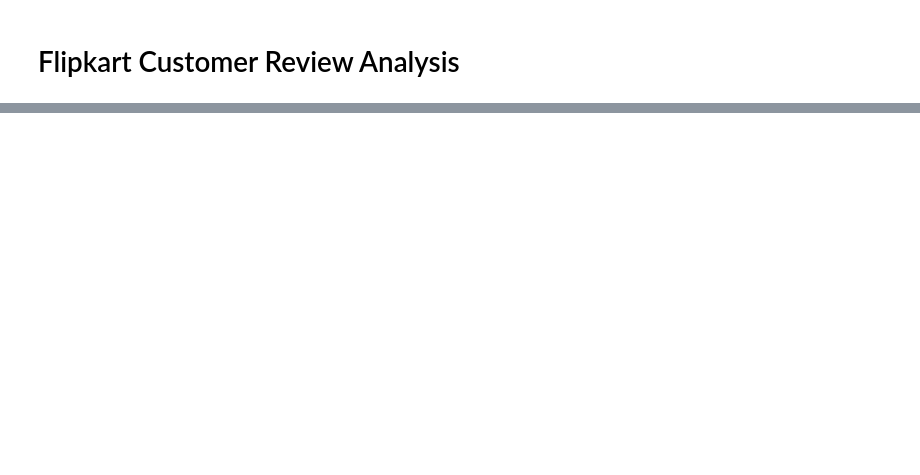
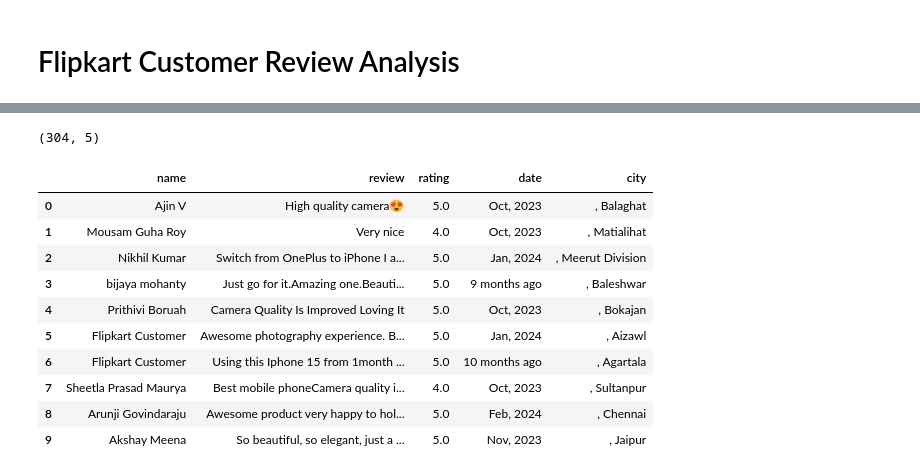
Before and after one commit to azammustafa66/Python, a Jupyter notebook: 2. Analytics/3. Flipkart Customer Reviews/flipkart_reviews.ipynb, the cells around one changed output, grey strips where cells are left out. Saved outputs shown, nothing was run; the diff lists cells and outputs as text; code cells hidden in the pictures; blank space fills up the shorter version.

```diff
--- a/2. Analytics/3. Flipkart Customer Reviews/flipkart_reviews.ipynb
+++ b/2. Analytics/3. Flipkart Customer Reviews/flipkart_reviews.ipynb
@@ -35,0 +107,34 @@ print(soup.prettify())
+# %%
+import pandas as pd
+import os
+
+# Ensure all lists are of the same length
+max_length = max(len(names), len(reviews), len(ratings), len(dates), len(cities))
+
+# Pad lists with None to match max_length
+names.extend([None] * (max_length - len(names)))
+reviews.extend([None] * (max_length - len(reviews)))
+ratings.extend([None] * (max_length - len(ratings)))
+dates.extend([None] * (max_length - len(dates)))
+cities.extend([None] * (max_length - len(cities)))
+
+# Create DataFrame
+df = pd.DataFrame({
+    "name": names,
+    "review": reviews,
+    "rating": ratings,
+    "date": dates,
+    "city": cities
+})
+
+# Create directory if not exists
+os.makedirs("data", exist_ok=True)
+
+# Generate unique filename
+file_name = f'scrapped_reviews_{time.strftime("%Y%m%d-%H%M%S")}.csv'
+file_path = os.path.join("data", file_name)
+
+# Save to CSV
+df.to_csv(file_path, index=False)
+
+print(f"Data saved to {file_path}")
@@ -35,0 +164,18 @@ print(soup.prettify())
+# %%
+df.shape
+# %% [output]
+(304, 5)
+# %%
+df.head(10)
+# %% [output]
+|  | name | review | rating | date | city |
+| 0 | Ajin V | High quality camera😍 | 5.0 | Oct, 2023 | , Balaghat |
+| 1 | Mousam Guha Roy | Very nice | 4.0 | Oct, 2023 | , Matialihat |
+| 2 | Nikhil Kumar | Switch from OnePlus to iPhone I a... | 5.0 | Jan, 2024 | , Meerut Division |
+| 3 | bijaya mohanty | Just go for it.Amazing one.Beauti... | 5.0 | 9 months ago | , Baleshwar |
+| 4 | Prithivi Boruah | Camera Quality Is Improved Loving It | 5.0 | Oct, 2023 | , Bokajan |
+| 5 | Flipkart Customer | Awesome photography experience. B... | 5.0 | Jan, 2024 | , Aizawl |
+| 6 | Flipkart Customer | Using this Iphone 15 from 1month ... | 5.0 | 10 months ago | , Agartala |
+| 7 | Sheetla Prasad Maurya | Best mobile phoneCamera quality i... | 4.0 | Oct, 2023 | , Sultanpur |
+| 8 | Arunji Govindaraju | Awesome product very happy to hol... | 5.0 | Feb, 2024 | , Chennai |
+| 9 | Akshay Meena | So beautiful, so elegant, just a ... | 5.0 | Nov, 2023 | , Jaipur |
```
Also changed, not shown: parts of 34 cells of this notebook, 3 other files.
